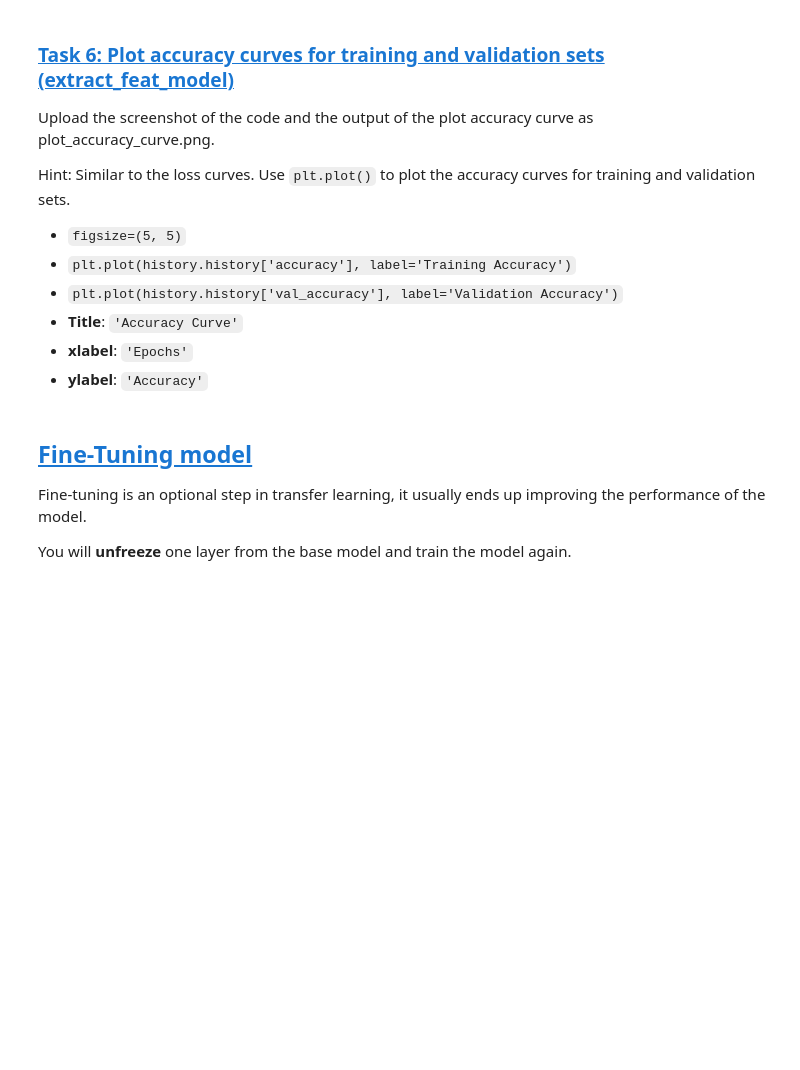
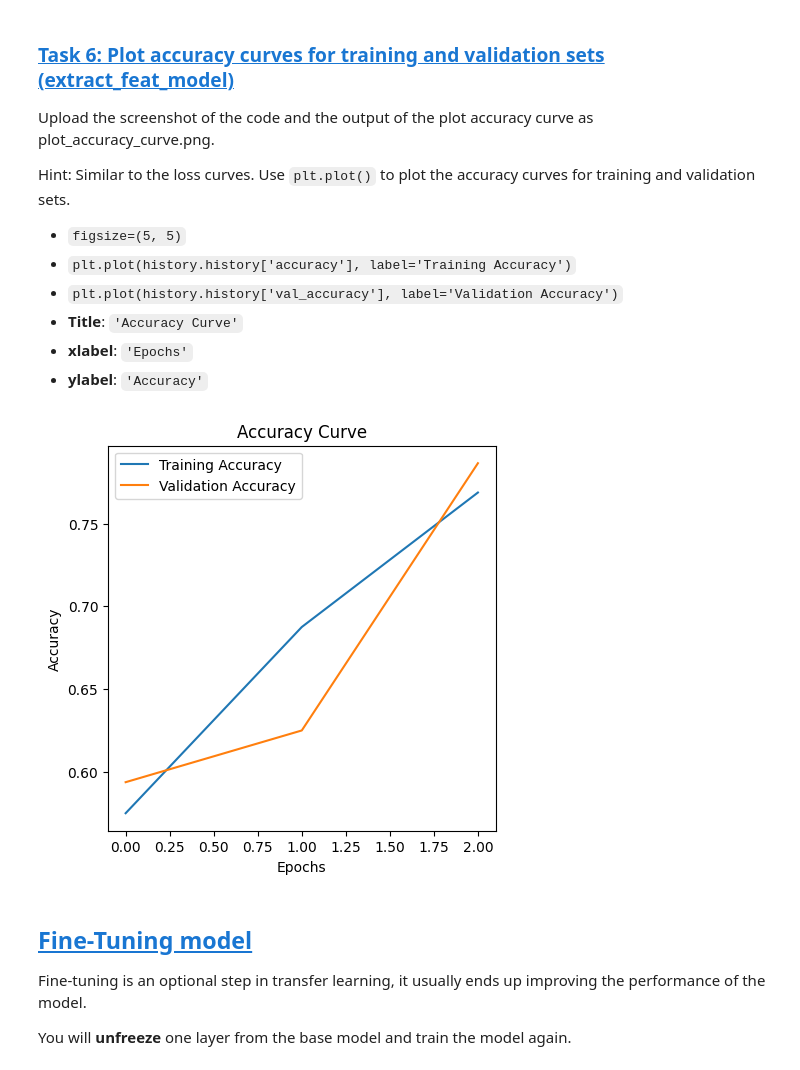
Before and after one commit to dennislamcv1/IBMAIEngineering, a Jupyter notebook: Advanced Deep Learning with Tensorflow and Keras/Final Proj-Classify Waste Products Using TL FT.ipynb, the cells around one changed output. Saved outputs shown, nothing was run; the diff lists cells and outputs as text; code cells hidden in the pictures; blank space fills up the shorter version.

```diff
--- a/Advanced Deep Learning with Tensorflow and Keras/Final Proj-Classify Waste Products Using TL FT.ipynb
+++ b/Advanced Deep Learning with Tensorflow and Keras/Final Proj-Classify Waste Products Using TL FT.ipynb
@@ -419,6 +471,12 @@ for layer in basemodel.layers:
     layer.trainable = False
 
 # Task 5: Compile the model
+
+model.compile(
+    loss='binary_crossentropy',
+    optimizer=optimizers.RMSprop(learning_rate=1e-4),
+    metrics=['accuracy']
+)
 # %% [markdown]
 You will use early stopping to avoid over-training the model.
 # %%
@@ -429,6 +487,7 @@ checkpoint_path='O_R_tlearn_vgg16.keras'
 
 # define step decay function
 class LossHistory_(tf.keras.callbacks.Callback):
+
     def on_train_begin(self, logs={}):
         self.losses = []
         self.lr = []
@@ -444,25 +503,34 @@ def exp_decay(epoch):
     lrate = initial_lrate * np.exp(-k*epoch)
     return lrate
 
-# learning schedule callback
+# Instantiate callbacks
 loss_history_ = LossHistory_()
 lrate_ = LearningRateScheduler(exp_decay)
+early_stopping = EarlyStopping(monitor='val_loss', patience=4, mode='min', min_delta=0.01)
+model_checkpoint = ModelCheckpoint(checkpoint_path, monitor='val_loss', save_best_only=True, mode='min')
 
-keras_callbacks = [
-      EarlyStopping(monitor = 'val_loss',
-                    patience = 4,
-                    mode = 'min',
-                    min_delta=0.01),
-      ModelCheckpoint(checkpoint_path, monitor='val_loss', save_best_only=True, mode='min')
-]
+# Combine callbacks into a list
+callbacks_list_ = [loss_history_, lrate_, early_stopping, model_checkpoint]
 
-callbacks_list_ = [loss_history_, lrate_, keras_callbacks]
+# learning schedule callback
+# loss_history_ = LossHistory_()
+# lrate_ = LearningRateScheduler(exp_decay)
+
+# keras_callbacks = [
+#       EarlyStopping(monitor = 'val_loss',
+#                     patience = 4,
+#                     mode = 'min',
+#                     min_delta=0.01),
+#       ModelCheckpoint(checkpoint_path, monitor='val_loss', save_best_only=True, mode='min')
+#]
+
+#callbacks_list_ = [loss_history_, lrate_, keras_callbacks]
 # %% [markdown]
 ## <a id='toc1_11_'></a>[Fit and train the model](#toc0_)
 # %%
 extract_feat_model = model.fit(train_generator,
                                steps_per_epoch=5,
-                               epochs=10,
+                               epochs=3,
                                callbacks = callbacks_list_,
                                validation_data=val_generator,
                                validation_steps=val_generator.samples // batch_size,
@@ -500,8 +580,19 @@ Hint: Similar to the loss curves. Use `plt.plot()` to plot the accuracy curves f
 # %%
 import matplotlib.pyplot as plt
 
 history = extract_feat_model
 ## Task 6: Plot accuracy curves for training and validation sets
+# Plot accuracy curves
+plt.figure(figsize=(5, 5))
+plt.plot(history.history['accuracy'], label='Training Accuracy')
+plt.plot(history.history['val_accuracy'], label='Validation Accuracy')
+plt.title('Accuracy Curve')
+plt.xlabel('Epochs')
+plt.ylabel('Accuracy')
+plt.legend()
+plt.show()
+# %% [output]
+[figure, added]
 # %% [markdown]
 ## <a id='toc1_12_'></a>[Fine-Tuning model](#toc0_)
 
```
Also changed, not shown: parts of 22 cells of this notebook, 17 other files.
